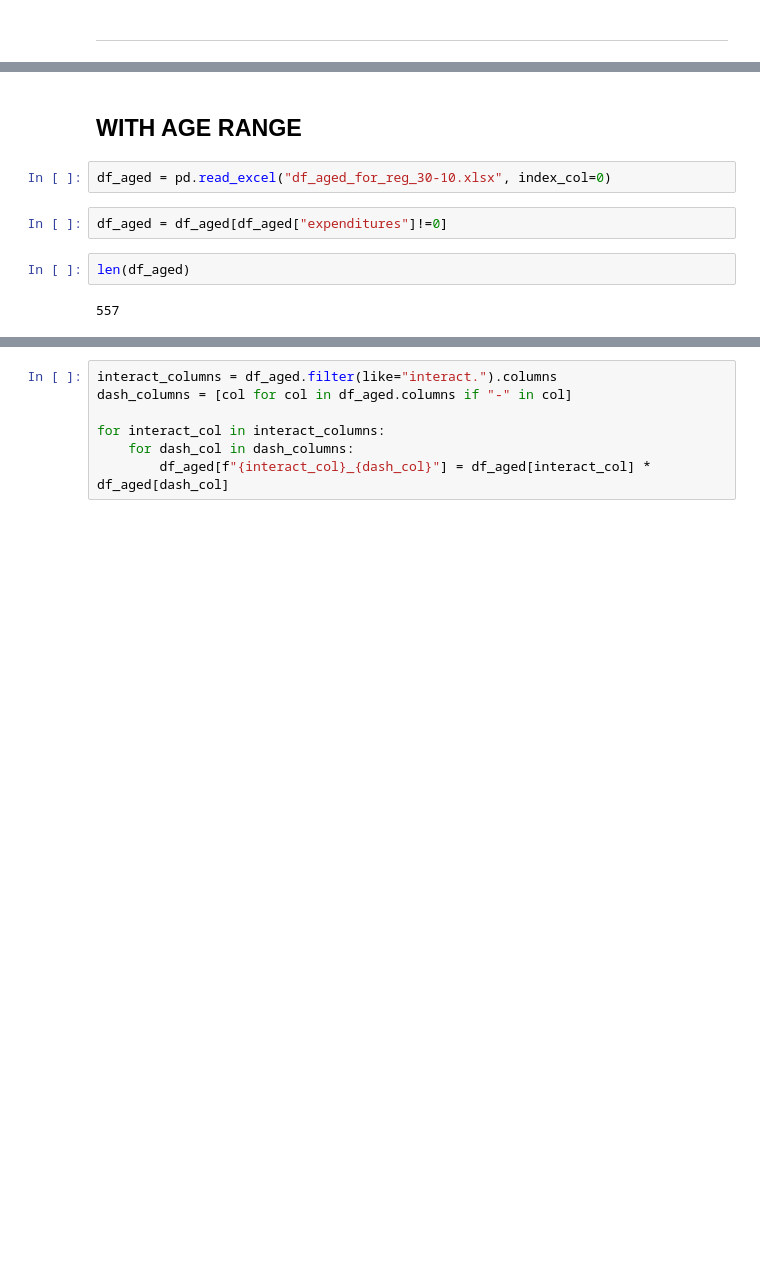
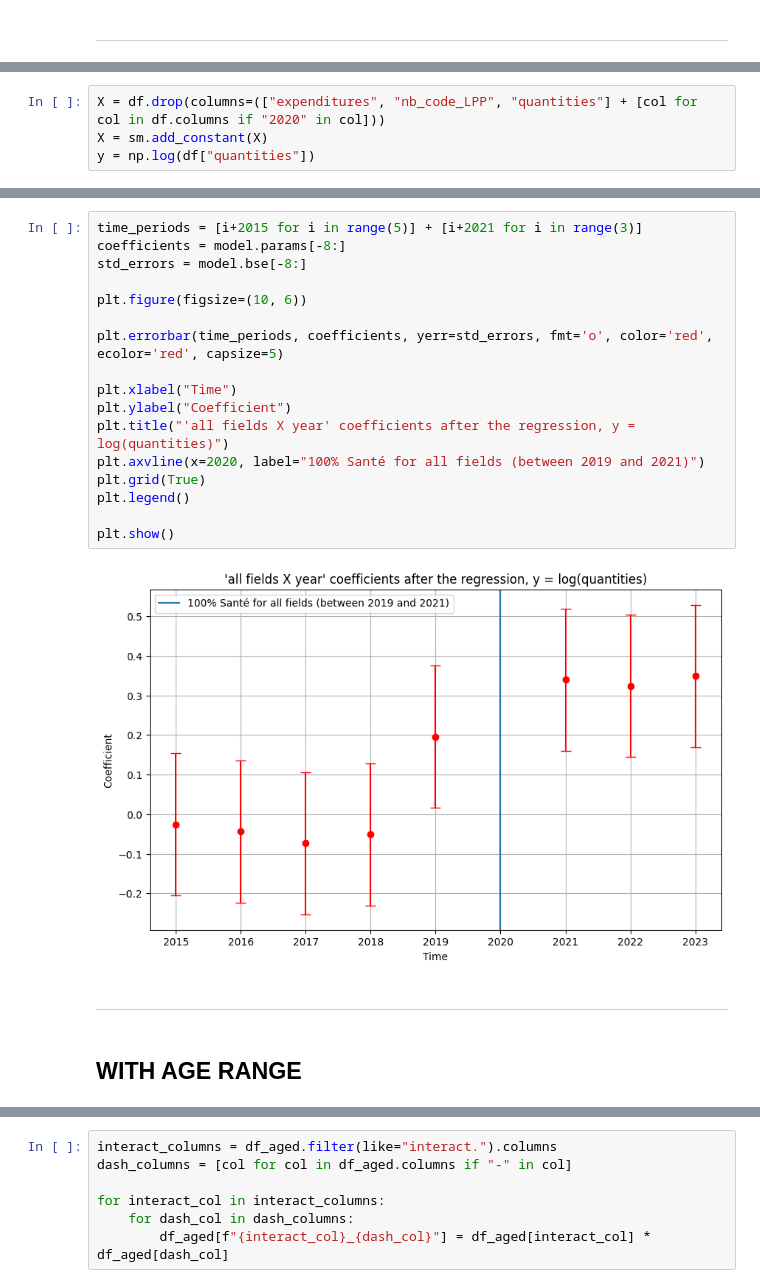
Before and after one commit to bparent11/analysingEffectOfHealthPlanInFrance, a Jupyter notebook: code/regression.ipynb, the cells around one changed output, grey strips where cells are left out. Drawn from its saved outputs; the diff is of its cells as text; blank space fills up the shorter version.

```diff
--- a/code/regression.ipynb
+++ b/code/regression.ipynb
@@ -312,0 +532,4 @@ plt.show()
+# %%
+X = df.drop(columns=(["expenditures", "nb_code_LPP", "quantities"] + [col for col in df.columns if "2020" in col]))
+X = sm.add_constant(X)
+y = np.log(df["quantities"])
@@ -313,10 +557,23 @@ plt.show()
+# %%
+time_periods = [i+2015 for i in range(5)] + [i+2021 for i in range(3)]
+coefficients = model.params[-8:]
+std_errors = model.bse[-8:]
+
+plt.figure(figsize=(10, 6))
+
+plt.errorbar(time_periods, coefficients, yerr=std_errors, fmt='o', color='red', ecolor='red', capsize=5)
+
+plt.xlabel("Time")
+plt.ylabel("Coefficient")
+plt.title("'all fields X year' coefficients after the regression, y = log(quantities)")
+plt.axvline(x=2020, label="100% Santé for all fields (between 2019 and 2021)")
+plt.grid(True)
+plt.legend()
+
+plt.show()
+# %% [output]
+[figure, added]
+# %% [markdown]
+---
 # %% [markdown]
 ## WITH AGE RANGE
-# %%
-df_aged = pd.read_excel("df_aged_for_reg_30-10.xlsx", index_col=0)
-# %%
-df_aged = df_aged[df_aged["expenditures"]!=0]
-# %%
-len(df_aged)
-# %% [output]
-557
```
Also changed, not shown: parts of 174 cells of this notebook.
